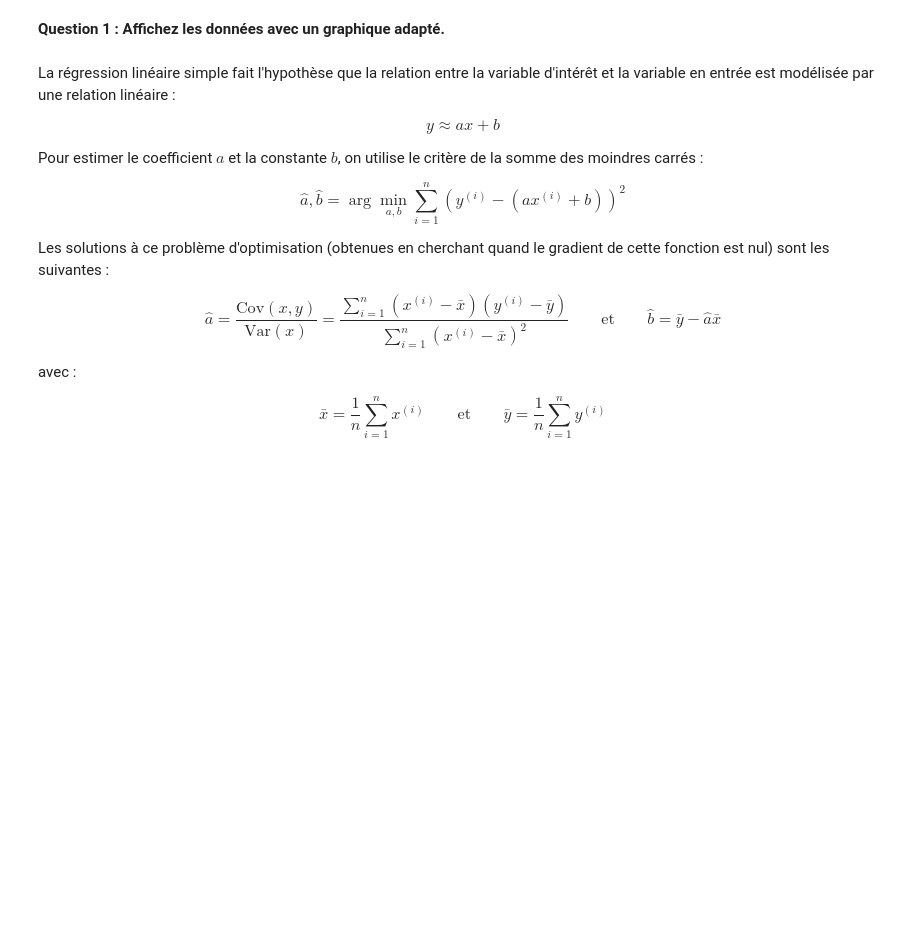
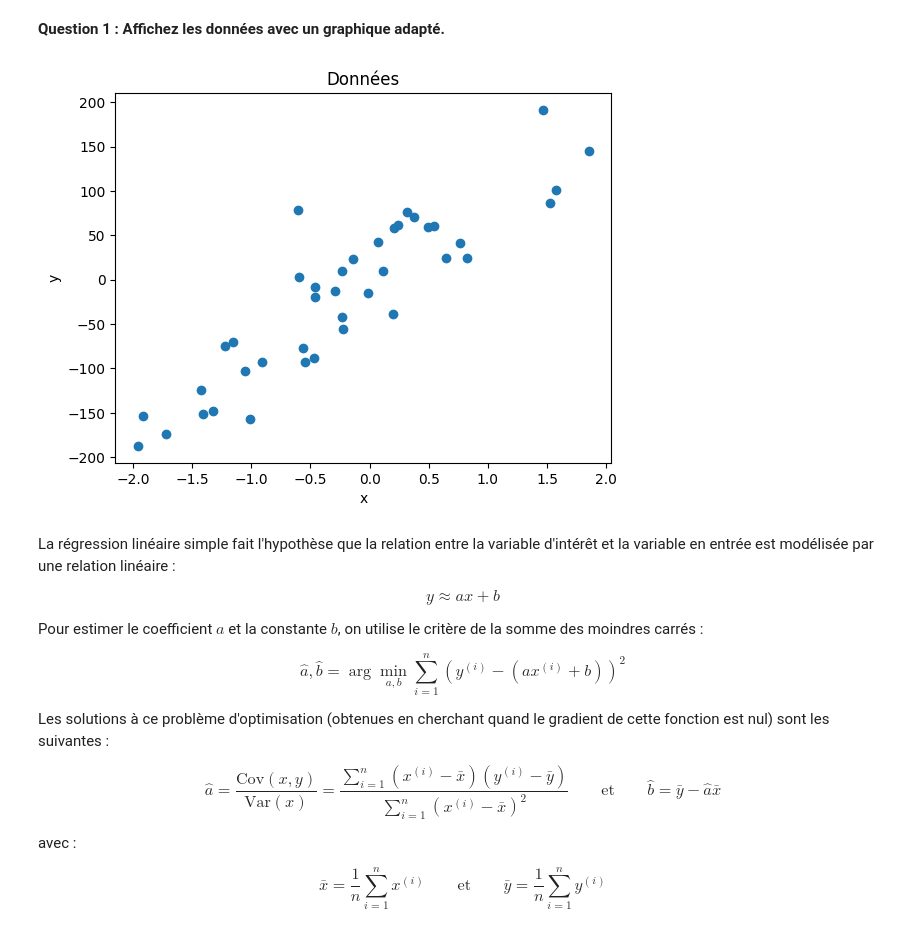
Before and after one commit to romanedelanzy/outils_bureautiques, a Jupyter notebook: notebooks/Exercices - NumPy - Sujet.ipynb, the cells around one changed output. Drawn from its saved outputs; the diff is of its cells as text; code cells hidden in the pictures; blank space fills up the shorter version.

```diff
--- a/notebooks/Exercices - NumPy - Sujet.ipynb
+++ b/notebooks/Exercices - NumPy - Sujet.ipynb
@@ -27,7 +27,13 @@ Deux variables Python ont été créées :
 # %% [markdown]
 **Question 1 : Affichez les données avec un graphique adapté.**
 # %%
-# TODO
+plt.scatter(x_lin_sim, y_lin_sim)
+plt.xlabel('x')
+plt.ylabel('y')
+plt.title('Données')
+plt.show()
+# %% [output]
+[figure, added]
 # %% [markdown]
 La régression linéaire simple fait l'hypothèse que la relation entre la variable d'intérêt et la variable en entrée est modélisée par une relation linéaire :
 
```
Also changed, not shown: parts of 7 cells of this notebook, 3 other files.
